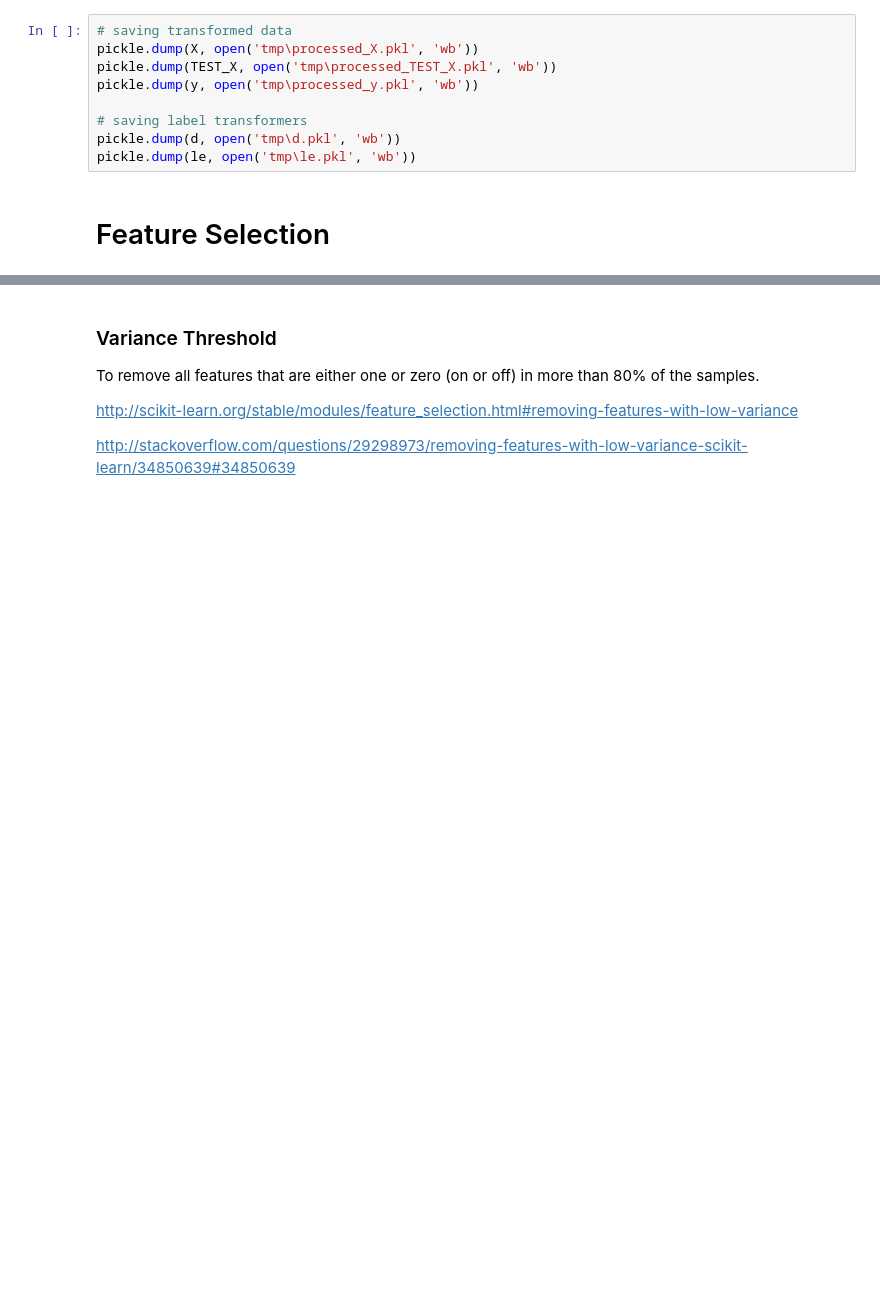
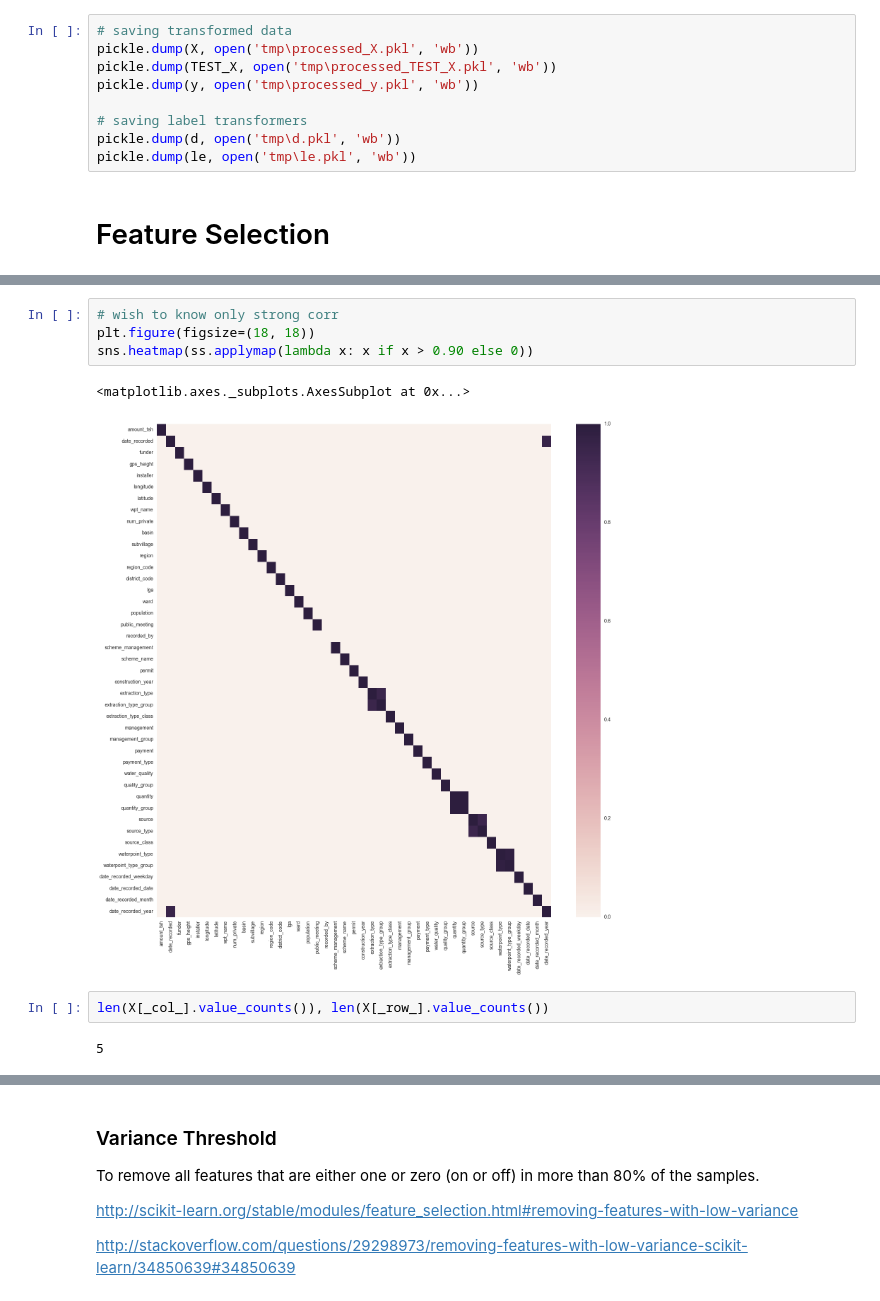
Before and after one commit to msampathkumar/datadriven, a Jupyter notebook: pumpit.ipynb, the cells around one changed output, grey strips where cells are left out. Saved outputs shown, nothing was run; the diff lists cells and outputs as text; blank space fills up the shorter version.

```diff
--- a/pumpit.ipynb
+++ b/pumpit.ipynb
@@ -924,0 +974,11 @@ pickle.dump(le, open('tmp\le.pkl', 'wb'))
+# %%
+# wish to know only strong corr
+plt.figure(figsize=(18, 18))
+sns.heatmap(ss.applymap(lambda x: x if x > 0.90 else 0))
+# %% [output]
+<matplotlib.axes._subplots.AxesSubplot at 0x...>
+[figure, added]
+# %%
+len(X[_col_].value_counts()), len(X[_row_].value_counts())
+# %% [output]
+5
```
Also changed, not shown: parts of 52 cells of this notebook, 4 other files.
